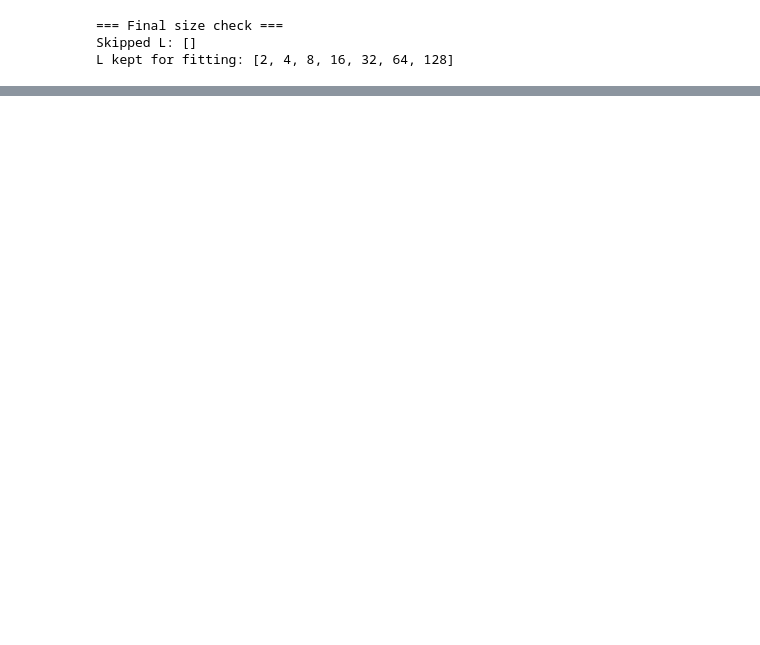
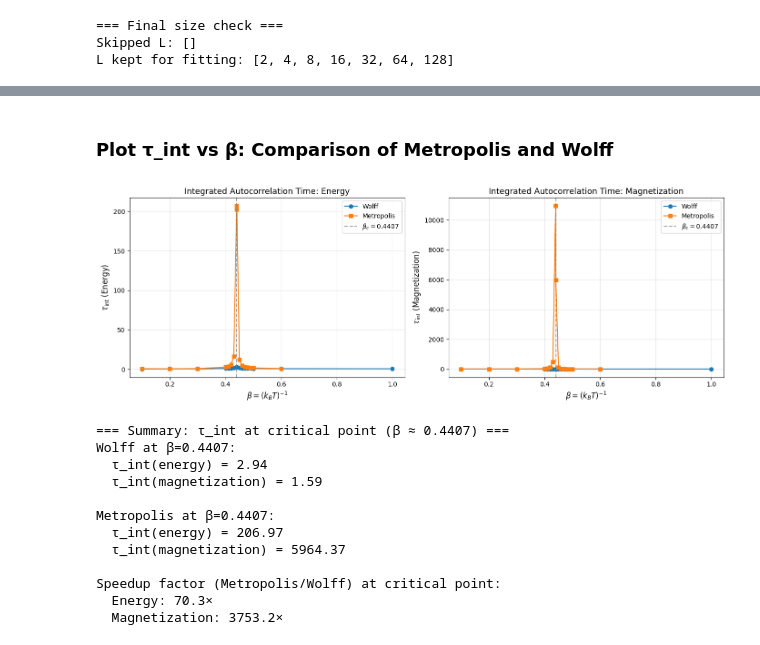
Before and after one commit to alinabnr/PhaseTransitionsProject, a Jupyter notebook: dynmical_crit_exponent.ipynb, the cells around one changed output, grey strips where cells are left out. Cells and saved outputs as stored; diff of their text form; code cells hidden in the pictures; blank space fills up the shorter version.

```diff
--- a/dynmical_crit_exponent.ipynb
+++ b/dynmical_crit_exponent.ipynb
@@ -401,0 +778,72 @@ R² coefficient = 0.9987
+# %% [markdown]
+### Plot τ_int vs β: Comparison of Metropolis and Wolff
+# %%
+# Plot integrated autocorrelation time vs β for both algorithms
+beta_c = 0.4407  # Critical temperature
+
+fig, axes = plt.subplots(1, 2, figsize=(14, 5))
+
+# Energy plot
+ax = axes[0]
+ax.plot(wolff_results['beta'][:-1], wolff_results['tau_energy'][:-1], 'o-',
+        label='Wolff', markersize=6, linewidth=1.5, color='C0')
+ax.plot(metro_results['beta'], metro_results['tau_energy'], 's-',
+        label='Metropolis', markersize=6, linewidth=1.5, color='C1')
+ax.axvline(beta_c, linestyle='--', color='gray', alpha=0.7,
+           label=r'$\beta_c = 0.4407$')
+ax.set_xlabel(r'$\beta = (k_B T)^{-1}$', fontsize=12)
+ax.set_ylabel(r'$\tau_{\mathrm{int}}$ (Energy)', fontsize=12)
+ax.set_title('Integrated Autocorrelation Time: Energy', fontsize=13)
+ax.legend()
+ax.grid(True, alpha=0.3)
+
+# Magnetization plot
+ax = axes[1]
+ax.plot(wolff_results['beta'][:-1], wolff_results['tau_mag'][:-1], 'o-',
+        label='Wolff', markersize=6, linewidth=1.5, color='C0')
+ax.plot(metro_results['beta'], metro_results['tau_mag'], 's-',
+        label='Metropolis', markersize=6, linewidth=1.5, color='C1')
+ax.axvline(beta_c, linestyle='--', color='gray', alpha=0.7,
+           label=r'$\beta_c = 0.4407$')
+ax.set_xlabel(r'$\beta = (k_B T)^{-1}$', fontsize=12)
+ax.set_ylabel(r'$\tau_{\mathrm{int}}$ (Magnetization)', fontsize=12)
+ax.set_title('Integrated Autocorrelation Time: Magnetization', fontsize=13)
+ax.legend()
+ax.grid(True, alpha=0.3)
+
+plt.tight_layout()
+plt.savefig('plots/tau_int_vs_beta_comparison_L128.png', dpi=300, bbox_inches='tight')
+plt.show()
+
+# Print summary statistics
+print("\n=== Summary: τ_int at critical point (β ≈ 0.4407) ===")
+idx_wolff = np.argmin(np.abs(np.array(wolff_results['beta']) - beta_c))
+idx_metro = np.argmin(np.abs(np.array(metro_results['beta']) - beta_c))
+
+print(f"Wolff at β={wolff_results['beta'][idx_wolff]:.4f}:")
+print(f"  τ_int(energy) = {wolff_results['tau_energy'][idx_wolff]:.2f}")
+print(f"  τ_int(magnetization) = {wolff_results['tau_mag'][idx_wolff]:.2f}")
+
+print(f"\nMetropolis at β={metro_results['beta'][idx_metro]:.4f}:")
+print(f"  τ_int(energy) = {metro_results['tau_energy'][idx_metro]:.2f}")
+print(f"  τ_int(magnetization) = {metro_results['tau_mag'][idx_metro]:.2f}")
+
+ratio_e = metro_results['tau_energy'][idx_metro] / wolff_results['tau_energy'][idx_wolff]
+ratio_m = metro_results['tau_mag'][idx_metro] / wolff_results['tau_mag'][idx_wolff]
+print(f"\nSpeedup factor (Metropolis/Wolff) at critical point:")
+print(f"  Energy: {ratio_e:.1f}×")
+print(f"  Magnetization: {ratio_m:.1f}×")
+# %% [output]
+[figure, added]
+=== Summary: τ_int at critical point (β ≈ 0.4407) ===
+Wolff at β=0.4407:
+  τ_int(energy) = 2.94
+  τ_int(magnetization) = 1.59
+
+Metropolis at β=0.4407:
+  τ_int(energy) = 206.97
+  τ_int(magnetization) = 5964.37
+
+Speedup factor (Metropolis/Wolff) at critical point:
+  Energy: 70.3×
+  Magnetization: 3753.2×
```
Also changed, not shown: parts of 18 cells of this notebook, 1 other file.
